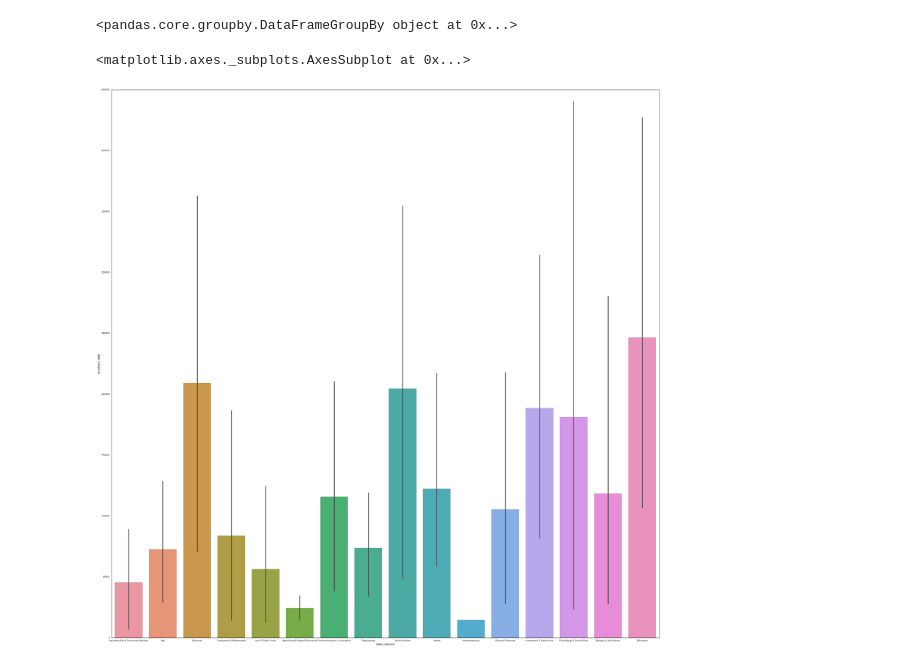
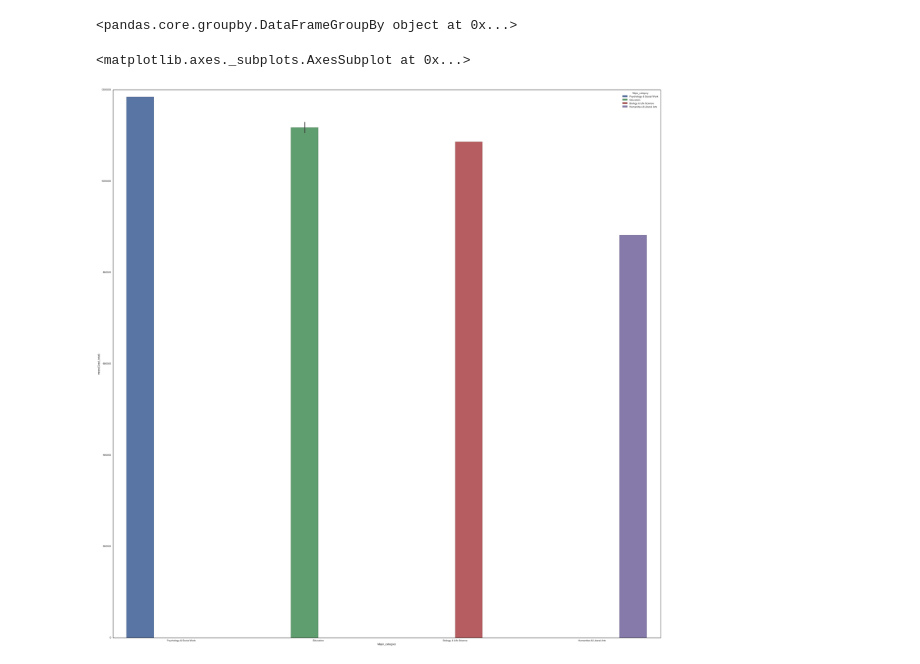
Before and after one commit to harishkrao/matplotlib, a Jupyter notebook: Seaborn visualization on grad-students data from FiveThirtyEight.ipynb, the cells around one changed output. Cells and saved outputs as stored; diff of their text form; code cells hidden in the pictures.

Commit message:
filtering sorted data to top 5 or 10 values

```diff
--- a/Seaborn visualization on grad-students data from FiveThirtyEight.ipynb
+++ b/Seaborn visualization on grad-students data from FiveThirtyEight.ipynb
@@ -29,7 +29,7 @@ majors = grad_students.groupby(['Major_category'])
 # %% [output]
 <pandas.core.groupby.DataFrameGroupBy object at 0x...>
 # %%
-sns.barplot(x="Major_category",y="Grad_total",data=grad_students)
+sns.barplot(x="Major_category",y="Grad_total",data=sorted_desc_grad_total.head(n=5), hue="Major_category")
 # %% [output]
 <matplotlib.axes._subplots.AxesSubplot at 0x...>
-[figure, old version]
+[figure, new version]
```
